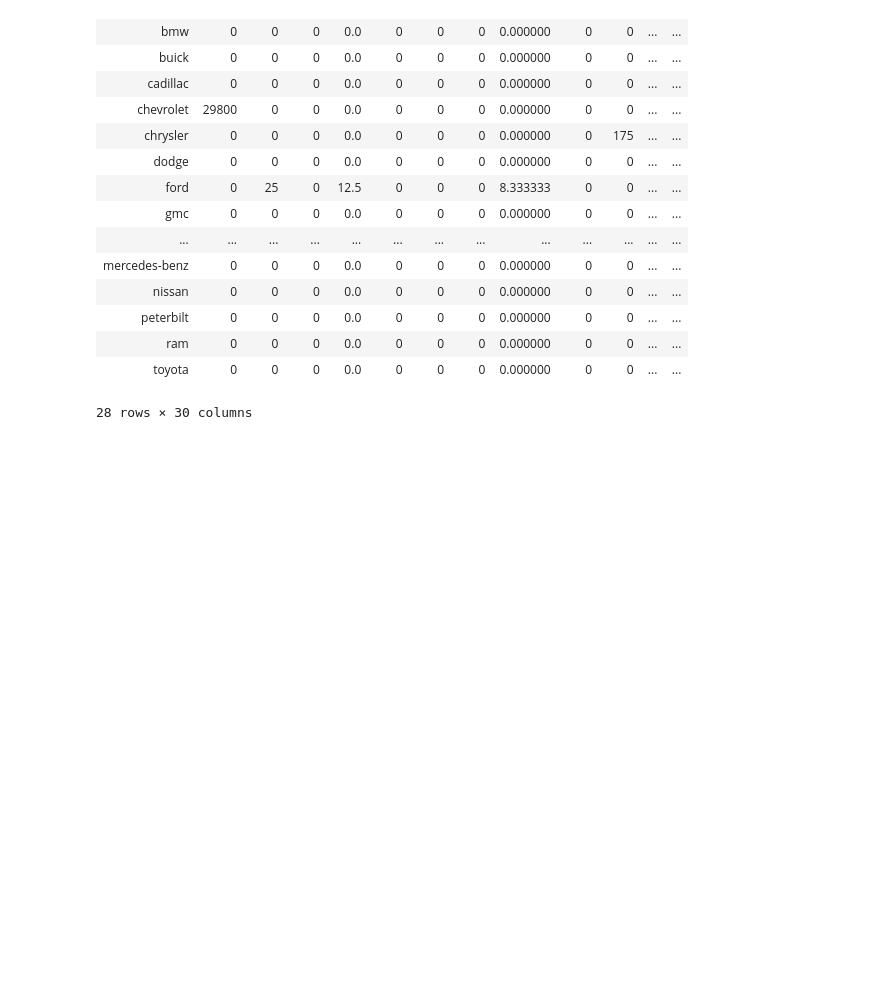
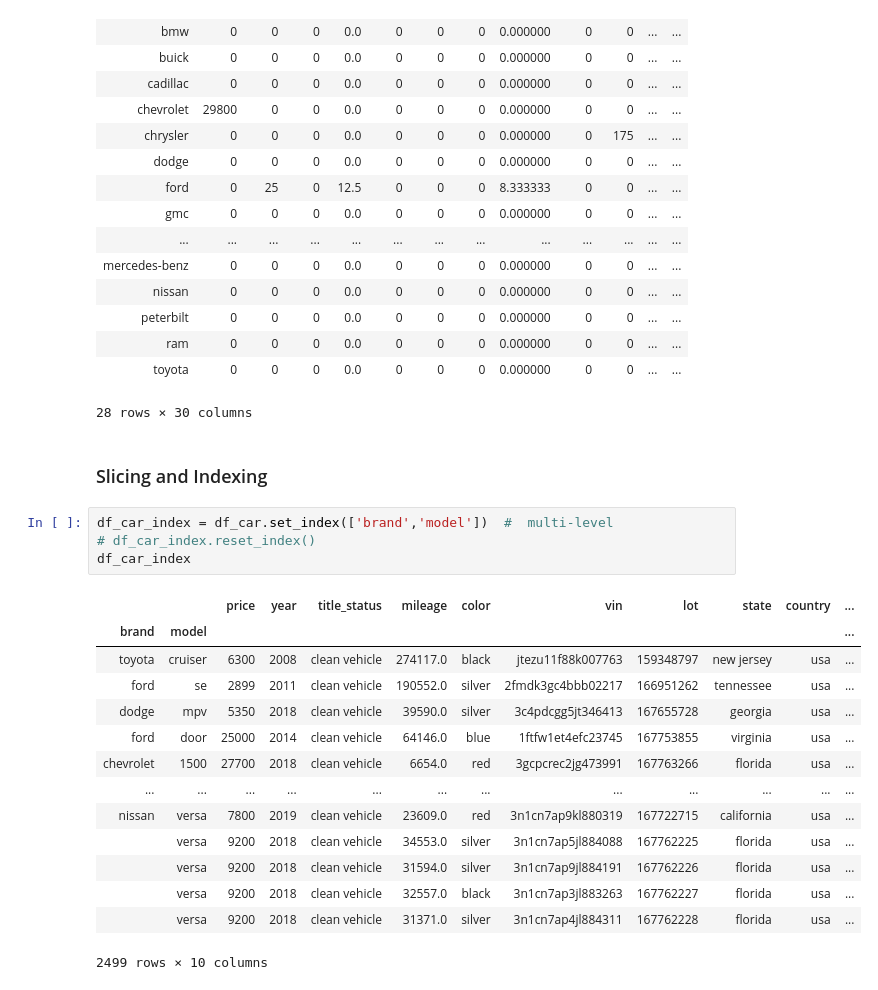
Before and after one commit to weitianyi1996/python-DataScientist-notes, a Jupyter notebook: Pandas-Manipulation.ipynb, the cells around one changed output. Drawn from its saved outputs; the diff is of its cells as text; blank space fills up the shorter version.

Commit message:
added slicing and indexing

```diff
--- a/Pandas-Manipulation.ipynb
+++ b/Pandas-Manipulation.ipynb
@@ -270,3 +270,24 @@ df_car.pivot_table(index=['brand'],columns=['year'],values='price',aggfunc=[np.m
 | ram | 0 | 0 | 0 | 0.0 | 0 | 0 | 0 | 0.000000 | 0 | 0 | ... | ... |
 | toyota | 0 | 0 | 0 | 0.0 | 0 | 0 | 0 | 0.000000 | 0 | 0 | ... | ... |
 28 rows × 30 columns
+# %% [markdown]
+### Slicing and Indexing
+# %%
+df_car_index = df_car.set_index(['brand','model'])  #  multi-level
+# df_car_index.reset_index()
+df_car_index
+# %% [output]
+|  |  | price | year | title_status | mileage | color | vin | lot | state | country | ... |
+| brand | model |  |  |  |  |  |  |  |  |  | ... |
+| toyota | cruiser | 6300 | 2008 | clean vehicle | 274117.0 | black | jtezu11f88k007763 | 159348797 | new jersey | usa | ... |
+| ford | se | 2899 | 2011 | clean vehicle | 190552.0 | silver | 2fmdk3gc4bbb02217 | 166951262 | tennessee | usa | ... |
+| dodge | mpv | 5350 | 2018 | clean vehicle | 39590.0 | silver | 3c4pdcgg5jt346413 | 167655728 | georgia | usa | ... |
+| ford | door | 25000 | 2014 | clean vehicle | 64146.0 | blue | 1ftfw1et4efc23745 | 167753855 | virginia | usa | ... |
+| chevrolet | 1500 | 27700 | 2018 | clean vehicle | 6654.0 | red | 3gcpcrec2jg473991 | 167763266 | florida | usa | ... |
+| ... | ... | ... | ... | ... | ... | ... | ... | ... | ... | ... | ... |
+| nissan | versa | 7800 | 2019 | clean vehicle | 23609.0 | red | 3n1cn7ap9kl880319 | 167722715 | california | usa | ... |
+|  | versa | 9200 | 2018 | clean vehicle | 34553.0 | silver | 3n1cn7ap5jl884088 | 167762225 | florida | usa | ... |
+|  | versa | 9200 | 2018 | clean vehicle | 31594.0 | silver | 3n1cn7ap9jl884191 | 167762226 | florida | usa | ... |
+|  | versa | 9200 | 2018 | clean vehicle | 32557.0 | black | 3n1cn7ap3jl883263 | 167762227 | florida | usa | ... |
+|  | versa | 9200 | 2018 | clean vehicle | 31371.0 | silver | 3n1cn7ap4jl884311 | 167762228 | florida | usa | ... |
+2499 rows × 10 columns
```
Also changed, not shown: parts of 2 cells of this notebook.
